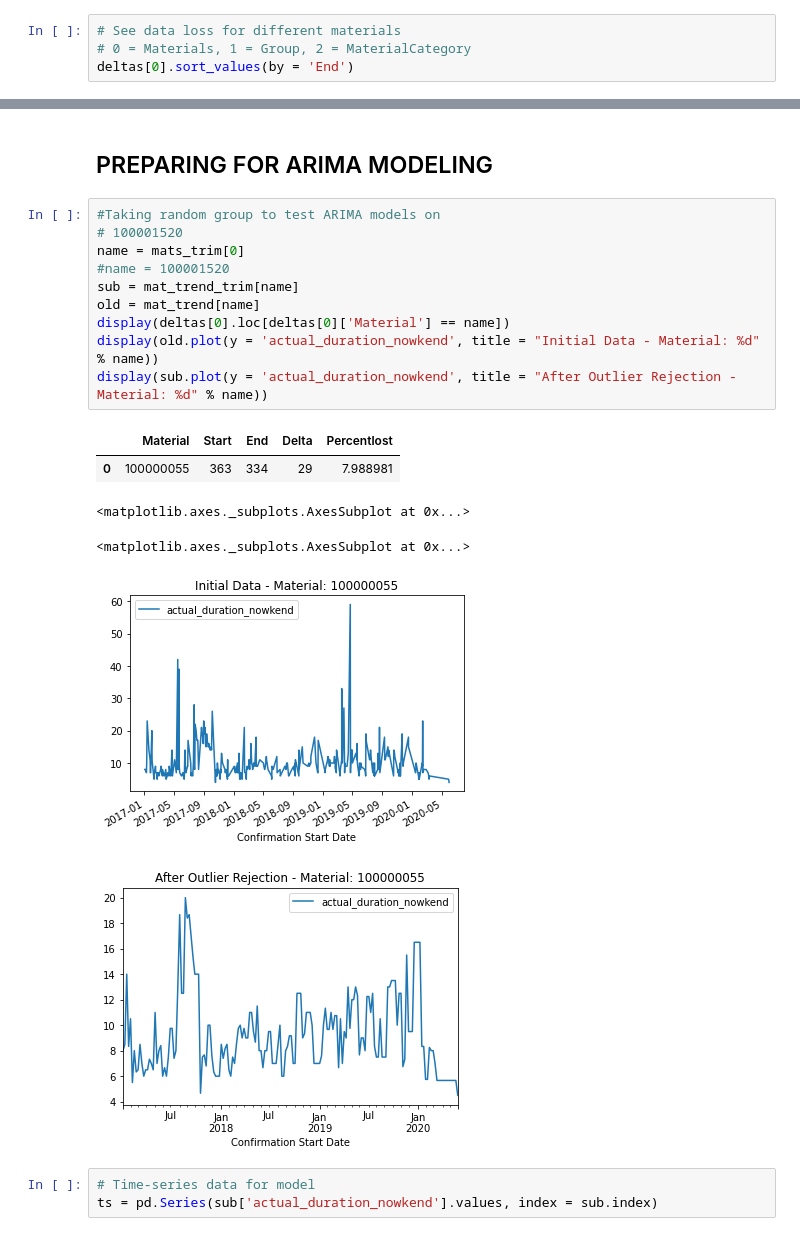
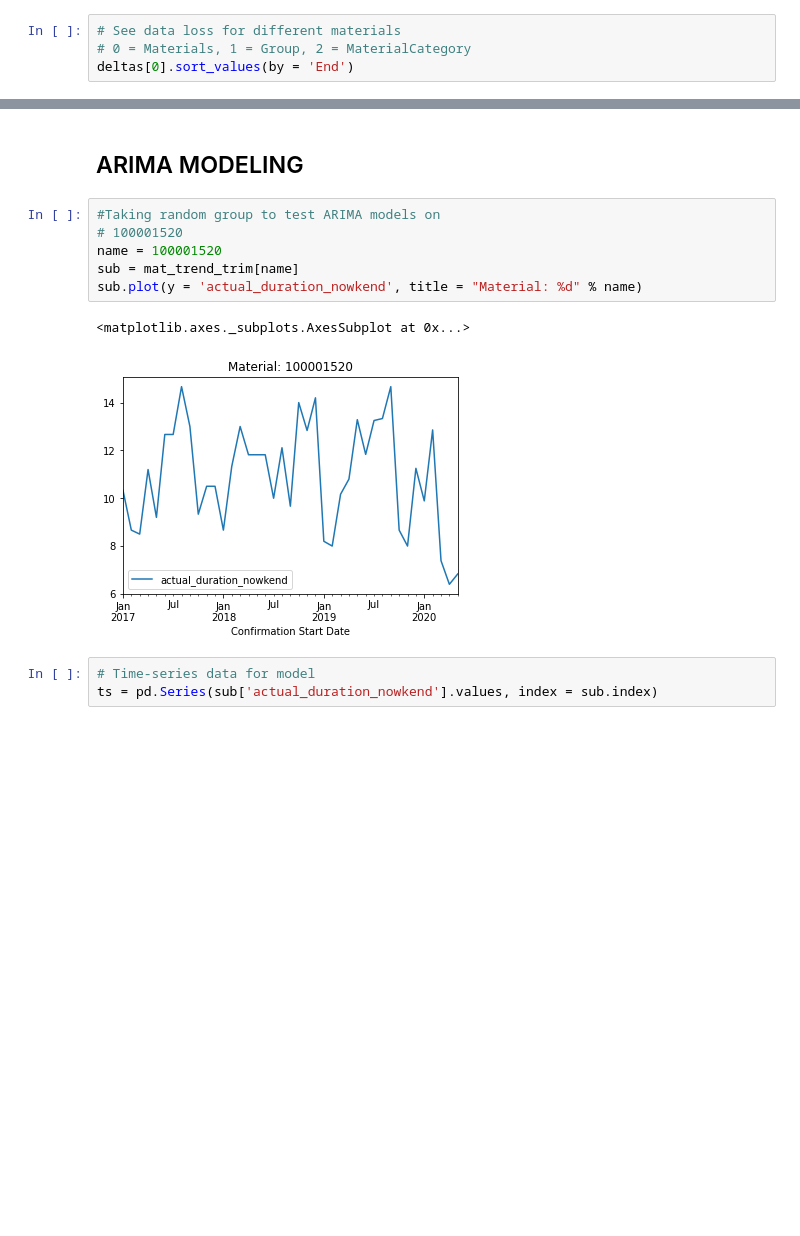
Before and after one commit to jakeharris1/Time-Series-Forecasting, a Jupyter notebook: ARIMA_Grouping.ipynb, the cells around one changed output, grey strips where cells are left out. Drawn from its saved outputs; the diff is of its cells as text; blank space fills up the shorter version.

```diff
--- a/ARIMA_Grouping.ipynb
+++ b/ARIMA_Grouping.ipynb
@@ -224,22 +222,14 @@ assert False
 # %% [markdown]
-## PREPARING FOR ARIMA MODELING
+## ARIMA MODELING
 # %%
 #Taking random group to test ARIMA models on
 # 100001520
-name = mats_trim[0]
-#name = 100001520
+name = 100001520
 sub = mat_trend_trim[name]
-old = mat_trend[name]
-display(deltas[0].loc[deltas[0]['Material'] == name])
-display(old.plot(y = 'actual_duration_nowkend', title = "Initial Data - Material: %d" % name))
-display(sub.plot(y = 'actual_duration_nowkend', title = "After Outlier Rejection - Material: %d" % name))
+sub.plot(y = 'actual_duration_nowkend', title = "Material: %d" % name)
 # %% [output]
-|  | Material | Start | End | Delta | Percentlost |
-| 0 | 100000055 | 363 | 334 | 29 | 7.988981 |
 <matplotlib.axes._subplots.AxesSubplot at 0x...>
-<matplotlib.axes._subplots.AxesSubplot at 0x...>
-[figure, old version]
+[figure, new version]
-[figure, removed]
 # %%
 # Time-series data for model
 ts = pd.Series(sub['actual_duration_nowkend'].values, index = sub.index)
```
Also changed, not shown: parts of 28 cells of this notebook.
